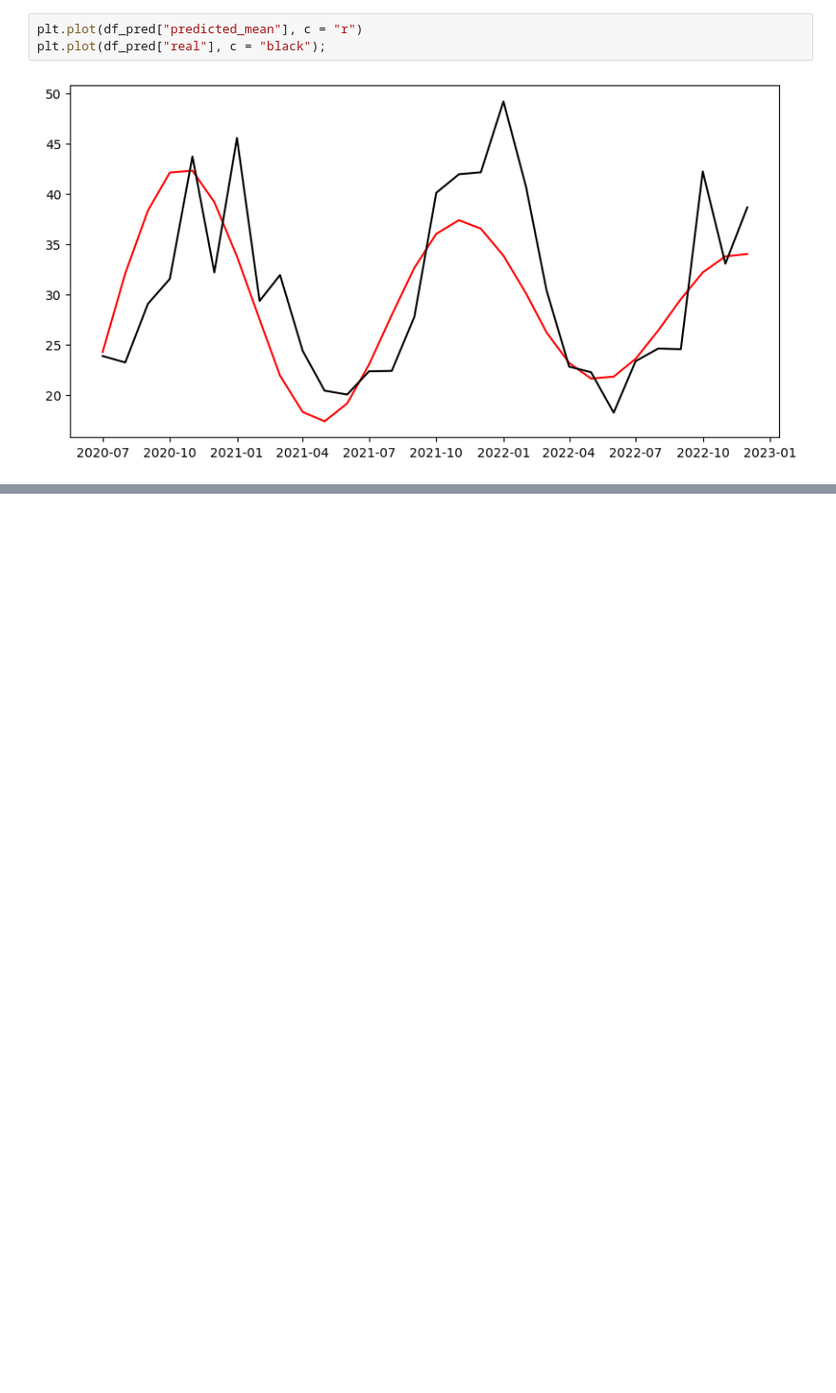
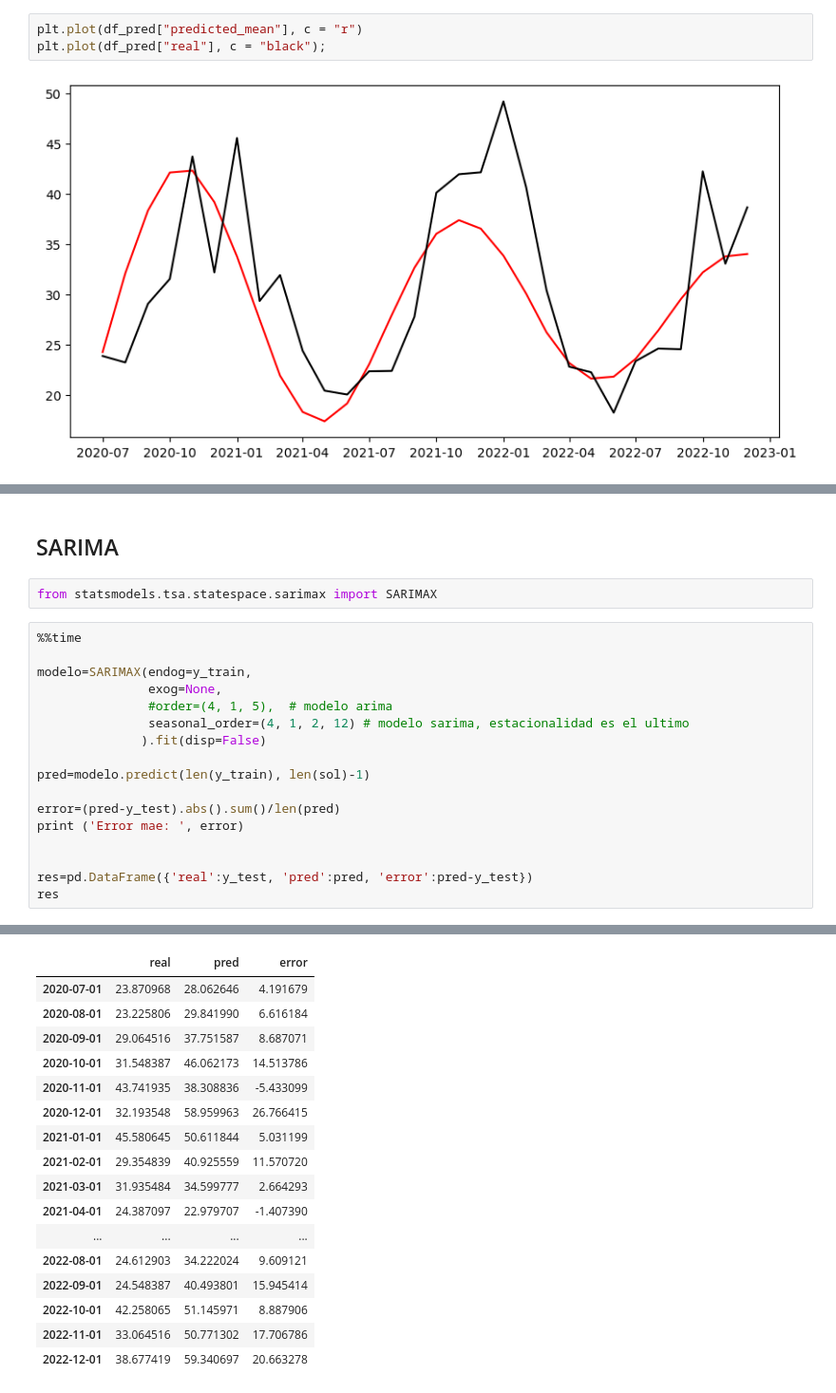
Before and after one commit to charlieciordia/AQ-MAD, a Jupyter notebook: notebook/AQ CLEAN ML MONTH-URBANO.ipynb, the cells around one changed output, grey strips where cells are left out. Shown at 95% size. Saved outputs shown, nothing was run; the diff lists cells and outputs as text; blank space fills up the shorter version.

```diff
--- a/notebook/AQ CLEAN ML MONTH.ipynb
+++ b/notebook/AQ CLEAN ML MONTH-URBANO.ipynb
@@ -550,0 +551,22 @@ plt.legend(["real", "predicted"]);
+# %% [markdown]
+## SARIMA
+# %%
+from statsmodels.tsa.statespace.sarimax import SARIMAX
+# %%
+%%time
+
+modelo=SARIMAX(endog=y_train,
+               exog=None,
+               #order=(4, 1, 5),  # modelo arima
+               seasonal_order=(4, 1, 2, 12) # modelo sarima, estacionalidad es el ultimo
+              ).fit(disp=False)
+
+pred=modelo.predict(len(y_train), len(sol)-1)
+
+error=(pred-y_test).abs().sum()/len(pred)
+print ('Error mae: ', error)
+
+
+res=pd.DataFrame({'real':y_test, 'pred':pred, 'error':pred-y_test})
+res
+# %% [output]
@@ -550,0 +576,17 @@ plt.legend(["real", "predicted"]);
+|  | real | pred | error |
+| 2020-07-01 | 23.870968 | 28.062646 | 4.191679 |
+| 2020-08-01 | 23.225806 | 29.841990 | 6.616184 |
+| 2020-09-01 | 29.064516 | 37.751587 | 8.687071 |
+| 2020-10-01 | 31.548387 | 46.062173 | 14.513786 |
+| 2020-11-01 | 43.741935 | 38.308836 | -5.433099 |
+| 2020-12-01 | 32.193548 | 58.959963 | 26.766415 |
+| 2021-01-01 | 45.580645 | 50.611844 | 5.031199 |
+| 2021-02-01 | 29.354839 | 40.925559 | 11.570720 |
+| 2021-03-01 | 31.935484 | 34.599777 | 2.664293 |
+| 2021-04-01 | 24.387097 | 22.979707 | -1.407390 |
+| ... | ... | ... | ... |
+| 2022-08-01 | 24.612903 | 34.222024 | 9.609121 |
+| 2022-09-01 | 24.548387 | 40.493801 | 15.945414 |
+| 2022-10-01 | 42.258065 | 51.145971 | 8.887906 |
+| 2022-11-01 | 33.064516 | 50.771302 | 17.706786 |
+| 2022-12-01 | 38.677419 | 59.340697 | 20.663278 |
```
Also changed, not shown: parts of 18 cells of this notebook, 3 other files.
